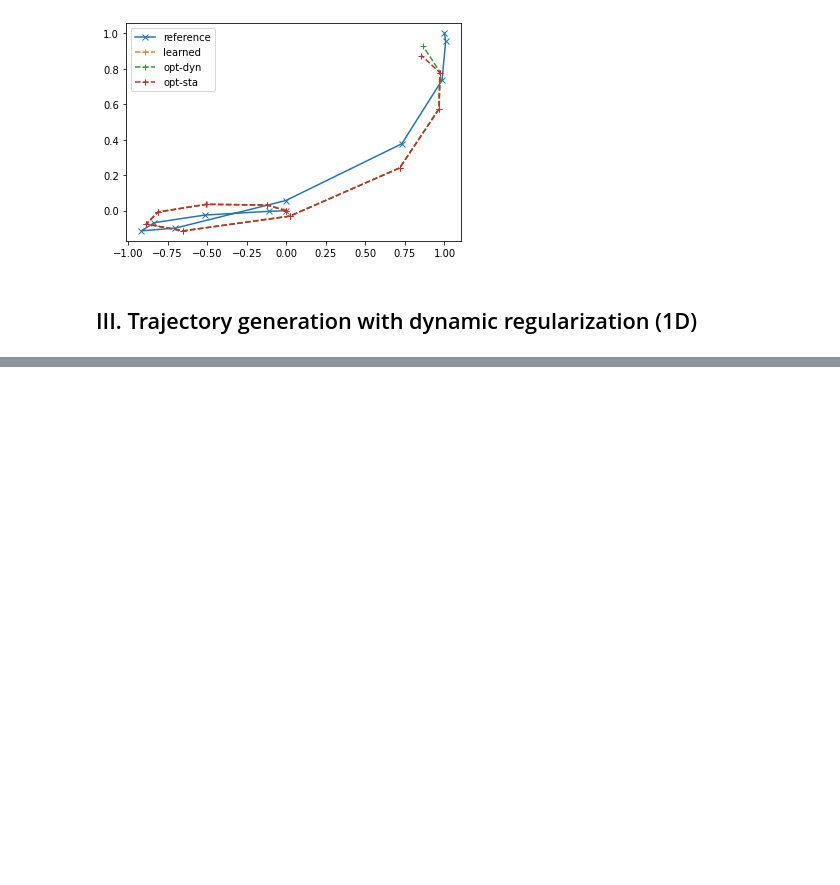
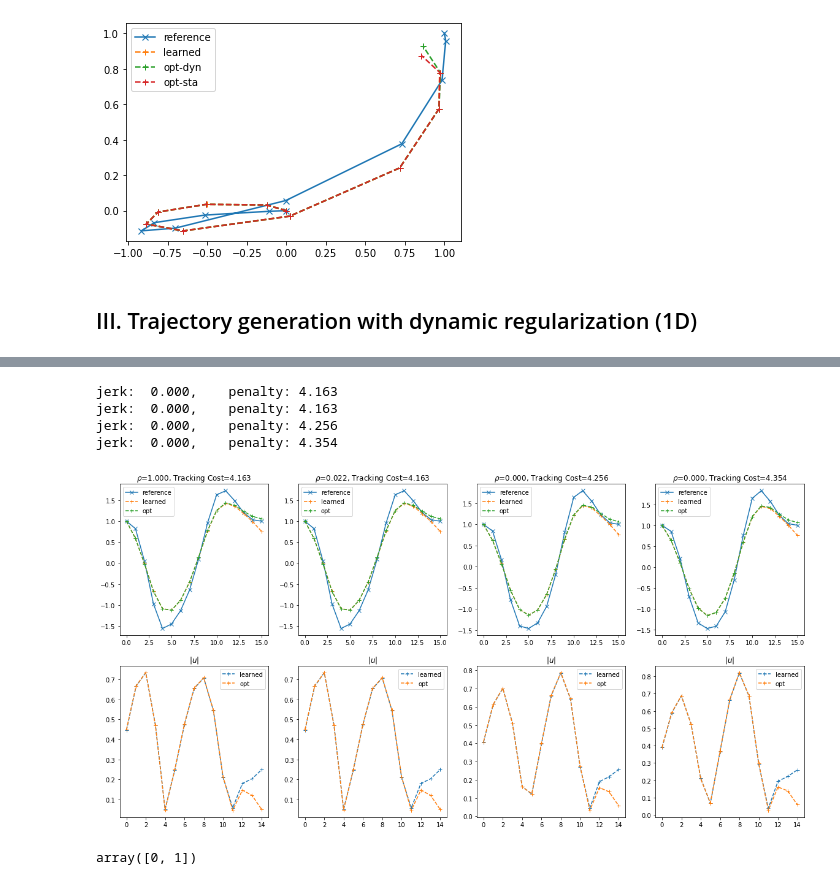
Before and after one commit to Nusha97/Layered-control-architectures-for-Robotics, a Jupyter notebook: tracking/LSTD Tutorial.ipynb, the cells around one changed output, grey strips where cells are left out. Cells and saved outputs as stored; diff of their text form; code cells hidden in the pictures; blank space fills up the shorter version.

```diff
--- a/tracking/LSTD Tutorial.ipynb
+++ b/tracking/LSTD Tutorial.ipynb
@@ -205,0 +228,39 @@ Failed to generate trajectory
+# %%
+# Spline trajectory
+rhos = np.logspace(0, -5, 4)
+
+plt.figure(figsize=(20, 10))
+for i, rho in enumerate(rhos):
+    ret = trajgen.min_jerk(waypoints, ts, 6, Tref, P=P, rho=rho, threshold=rho)
+    if ret is None:
+        continue
+    else:
+        _, ref, tc = ret
+    d0 = np.concatenate([[waypoints[0]], ref])
+    xtraj, utraj, rtraj = test_utils.sample_traj(At, Bt, Qt, Rt, learned_ctrl, Tref, d0, sigma=0)
+    xopt, uopt, ropt = test_utils.sample_traj(At, Bt, Qt, Rt, static_opt_ctrl, Tref, d0, sigma=0)
+    vi_ctrlr = test_utils.TVcontroller(Kvi[:])
+    xvi, uvi, rvi = test_utils.sample_traj(At, Bt, Qt, Rt, vi_ctrlr.ctrl, Tref, d0, sigma=0)
+
+    plt.subplot(2, len(rhos), i+1)
+    plt.plot(np.arange(Tref+1), ref, 'x-', label='reference')
+    plt.plot(np.arange(Tref+1), xtraj[:,0], '+--', label='learned')
+    plt.plot(np.arange(Tref+1), xvi[:,0], '+--', label='opt')
+    plt.legend()
+    plt.title(r'$\rho$={:.3f}, Tracking Cost={:.3f}'.format(rho, tc))
+
+    plt.subplot(2, len(rhos), i+1+len(rhos))
+    plt.plot(np.arange(Tref), np.abs(utraj)[:,0], '+--', label='learned')
+    plt.plot(np.arange(Tref), np.abs(uvi)[:,0], '+--', label='opt')
+    plt.legend()
+    plt.title(r'$|u|$'.format(rho, tc))
+# %% [output]
+jerk:  0.000,    penalty: 4.163
+jerk:  0.000,    penalty: 4.163
+jerk:  0.000,    penalty: 4.256
+jerk:  0.000,    penalty: 4.354
+[figure, added]
+# %%
+np.arange(2)
+# %% [output]
+array([0, 1])
```
Also changed, not shown: parts of 11 cells of this notebook, 2 other files.
